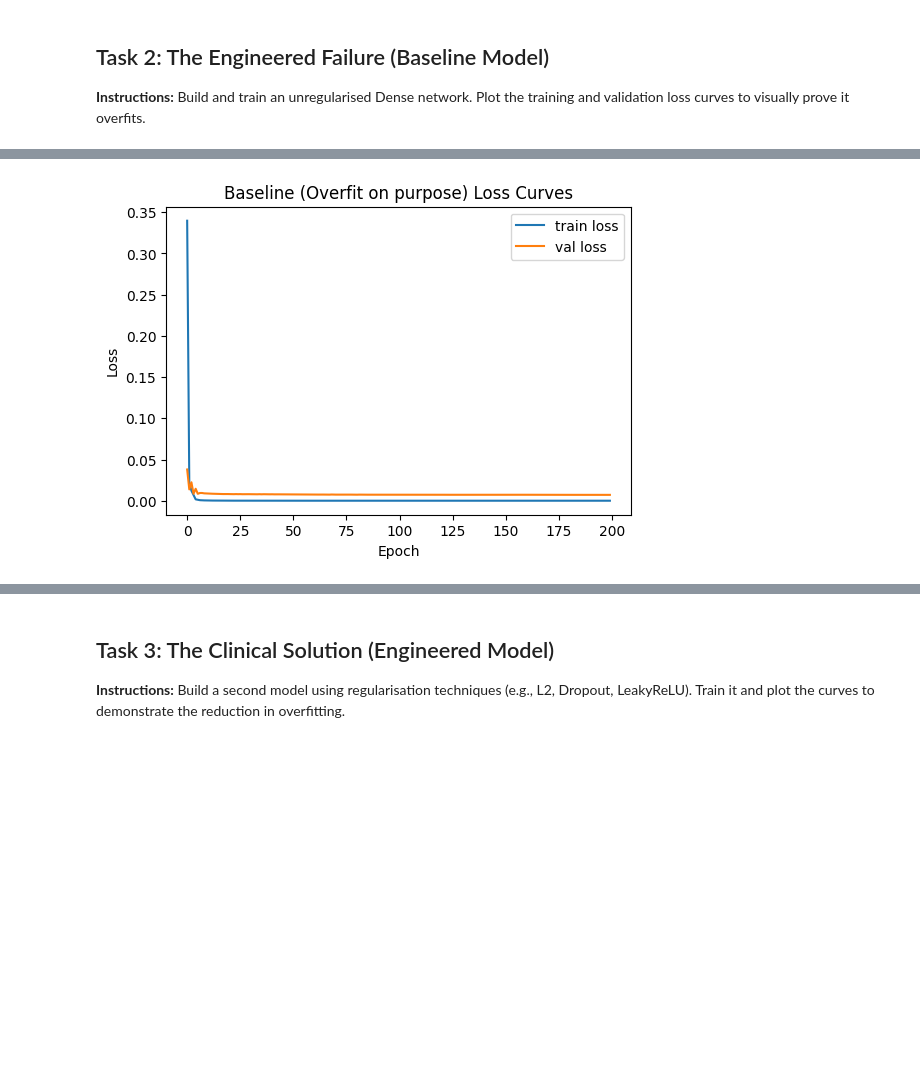
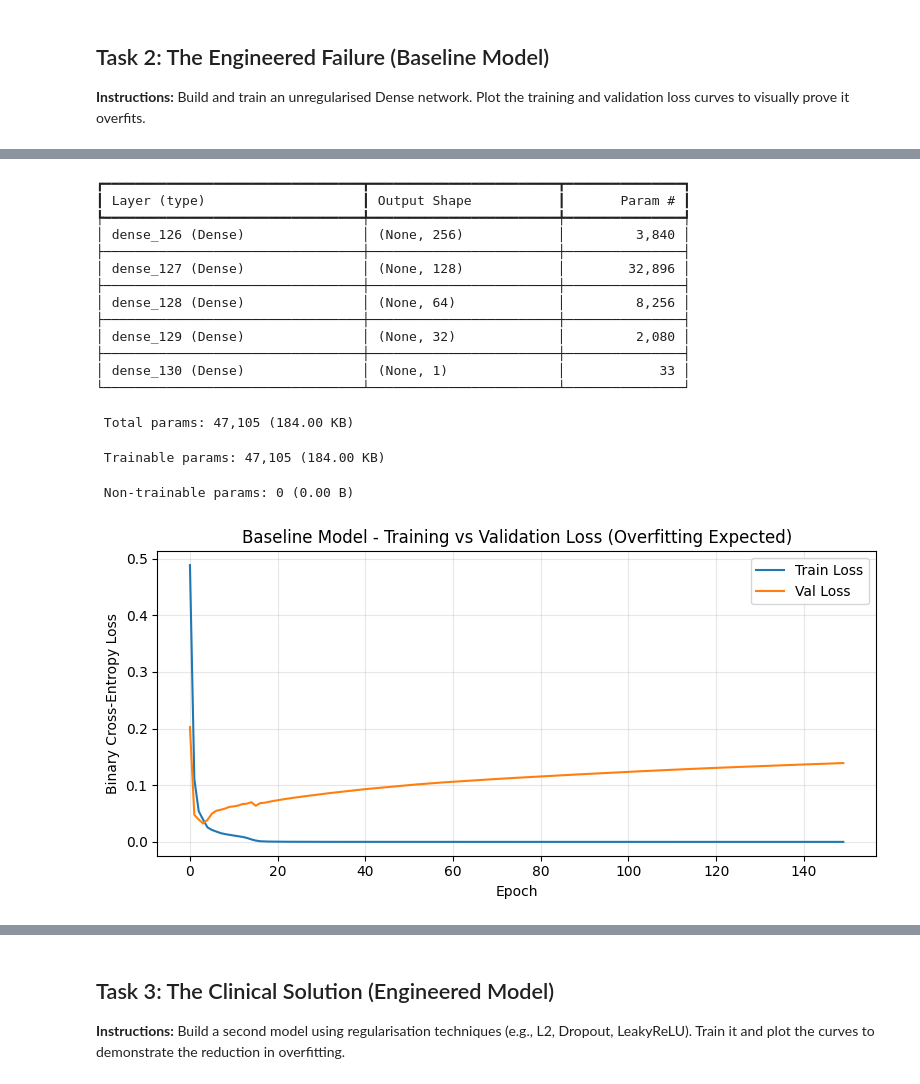
Before and after one commit to S26-Deep-Learning-in-Medicine/assignment-2-ckd-pipeline-MalakAhmedHosny, a Jupyter notebook: ckd_assignment.ipynb, the cells around one changed output, grey strips where cells are left out. Saved outputs shown, nothing was run; the diff lists cells and outputs as text; code cells hidden in the pictures; blank space fills up the shorter version.

```diff
--- a/ckd_assignment.ipynb
+++ b/ckd_assignment.ipynb
@@ -114,38 +107,62 @@ CKD rate train: 0.625 val: 0.625
 **Instructions:** Build and train an unregularised Dense network. Plot the training and validation loss curves to visually prove it overfits.
 # %%
 # =========================
-# Task 2: Engineered Failure (Baseline)
+# Task 2: Engineered Failure (Baseline Model)
 # =========================
 
-baseline = tf.keras.Sequential([
-    tf.keras.layers.Input(shape=(X_train.shape[1],)),
-    tf.keras.layers.Dense(512, activation="relu"),
-    tf.keras.layers.Dense(512, activation="relu"),
+import tensorflow as tf
+import matplotlib.pyplot as plt
+
+# Reproducibility
+np.random.seed(42)
+tf.random.set_seed(42)
+
+n_features = X_train_scaled.shape[1]
+
+# Unregularised, over-parameterised Dense network (intentionally bad idea)
+baseline_model = tf.keras.Sequential([
+    tf.keras.layers.Input(shape=(n_features,)),
     tf.keras.layers.Dense(256, activation="relu"),
     tf.keras.layers.Dense(128, activation="relu"),
+    tf.keras.layers.Dense(64, activation="relu"),
+    tf.keras.layers.Dense(32, activation="relu"),
     tf.keras.layers.Dense(1, activation="sigmoid")
-])
+], name="baseline_overfit")
 
-baseline.compile(
-    optimizer=tf.keras.optimizers.Adam(learning_rate=5e-4),  # slowed learning
+baseline_model.compile(
+    optimizer=tf.keras.optimizers.Adam(learning_rate=1e-3),
     loss="binary_crossentropy",
-    metrics=[tf.keras.metrics.Recall(name="recall"), "accuracy"]
+    metrics=["accuracy"]
 )
 
-history_base = baseline.fit(
-    X_train[:160], y_train[:160],
-    validation_data=(X_val, y_val),
-    epochs=200,
-    batch_size=8,
+baseline_model.summary()
+
+# Train WITHOUT regularisation + WITHOUT early stopping to force overfitting
+history_base = baseline_model.fit(
+    X_train_scaled, y_train,
+    validation_data=(X_val_scaled, y_val),
+    epochs=150,
+    batch_size=16,
     verbose=0
 )
 
-plt.figure(figsize=(6,4))
-plt.plot(history_base.history["loss"], label="train loss")
-plt.plot(history_base.history["val_loss"], label="val loss")
-plt.title("Baseline (Overfit on purpose) Loss Curves")
+# Plot train vs validation loss to show overfitting
+plt.figure(figsize=(8, 4))
+plt.plot(history_base.history["loss"], label="Train Loss")
+plt.plot(history_base.history["val_loss"], label="Val Loss")
+plt.title("Baseline Model - Training vs Validation Loss (Overfitting Expected)")
 plt.xlabel("Epoch")
-plt.ylabel("Loss")
+plt.ylabel("Binary Cross-Entropy Loss")
 plt.legend()
+plt.grid(alpha=0.3)
+plt.tight_layout()
 plt.show()
+
+final_train_loss = history_base.history["loss"][-1]
+final_val_loss = history_base.history["val_loss"][-1]
+gap = final_val_loss - final_train_loss
+
+print(f"Final Train loss: {final_train_loss:.4f}")
+print(f"Final Val loss:   {final_val_loss:.4f}")
+print(f"Gap (val-train):  {gap:.4f}  -> positive gap = overfitting")
 # %% [output]
@@ -152 +170,17 @@ plt.show()
+┏━━━━━━━━━━━━━━━━━━━━━━━━━━━━━━━━━┳━━━━━━━━━━━━━━━━━━━━━━━━┳━━━━━━━━━━━━━━━┓
+┃ Layer (type)                    ┃ Output Shape           ┃       Param # ┃
+┡━━━━━━━━━━━━━━━━━━━━━━━━━━━━━━━━━╇━━━━━━━━━━━━━━━━━━━━━━━━╇━━━━━━━━━━━━━━━┩
+│ dense_126 (Dense)               │ (None, 256)            │         3,840 │
+├─────────────────────────────────┼────────────────────────┼───────────────┤
+│ dense_127 (Dense)               │ (None, 128)            │        32,896 │
+├─────────────────────────────────┼────────────────────────┼───────────────┤
+│ dense_128 (Dense)               │ (None, 64)             │         8,256 │
+├─────────────────────────────────┼────────────────────────┼───────────────┤
+│ dense_129 (Dense)               │ (None, 32)             │         2,080 │
+├─────────────────────────────────┼────────────────────────┼───────────────┤
+│ dense_130 (Dense)               │ (None, 1)              │            33 │
+└─────────────────────────────────┴────────────────────────┴───────────────┘
+ Total params: 47,105 (184.00 KB)
+ Trainable params: 47,105 (184.00 KB)
+ Non-trainable params: 0 (0.00 B)
-[figure, old version]
+[figure, new version]
```
Also changed, not shown: parts of 8 cells of this notebook.
